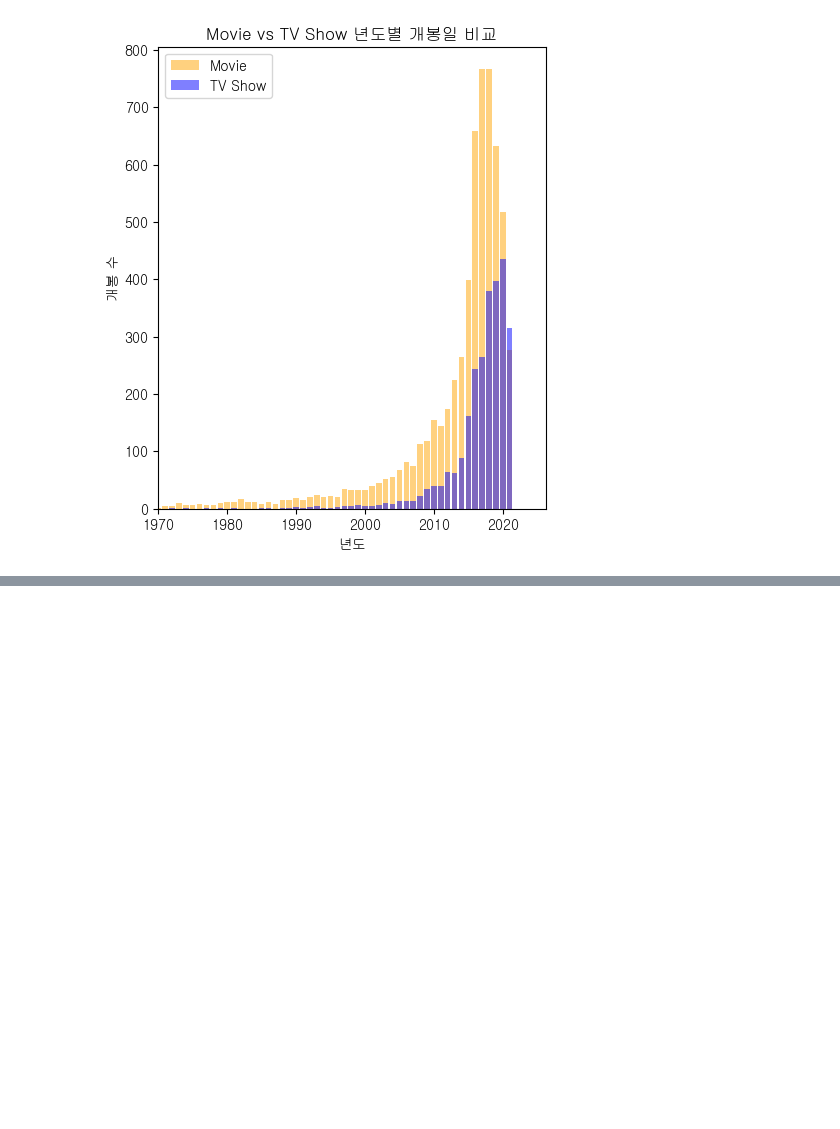
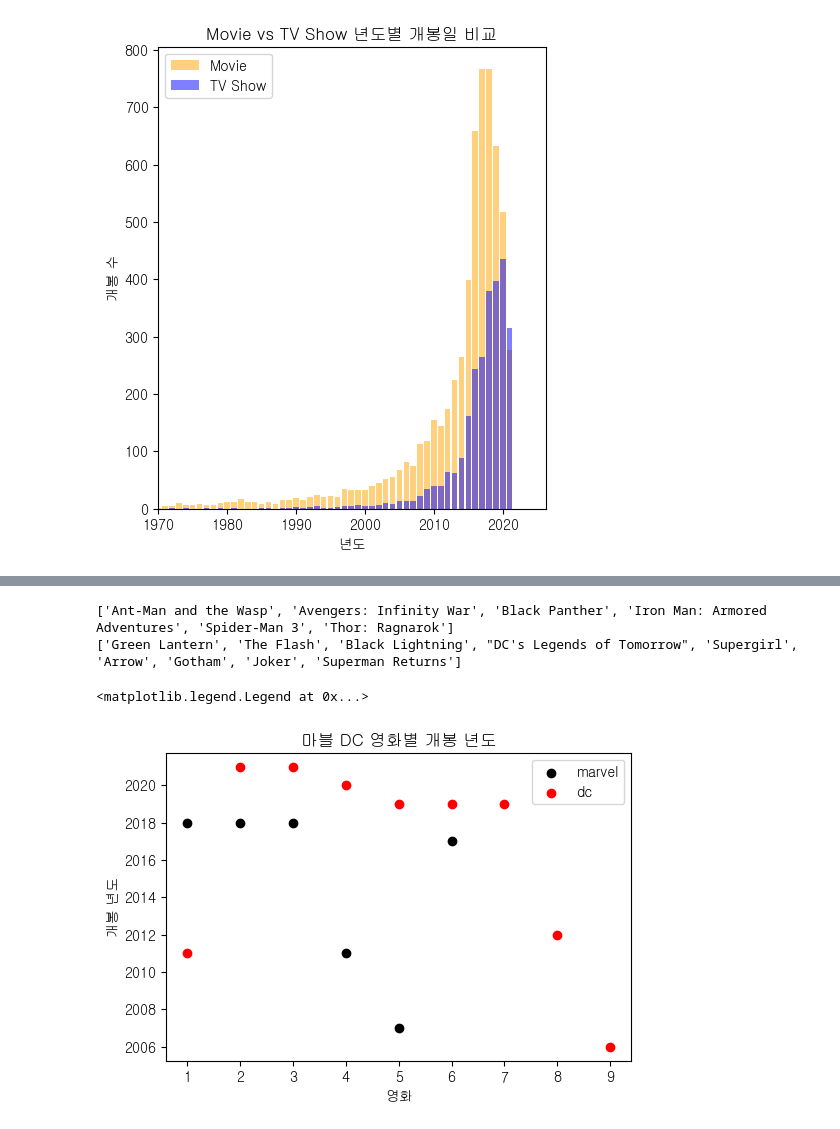
Before and after one commit to karl21-02/netflix_data_analysis, a Jupyter notebook: netflix_titles.ipynb, the cells around one changed output, grey strips where cells are left out. Cells and saved outputs as stored; diff of their text form; code cells hidden in the pictures; blank space fills up the shorter version.

```diff
--- a/netflix_titles.ipynb
+++ b/netflix_titles.ipynb
@@ -154,0 +179,46 @@ df.head()
+# %%
+marvel_list = []
+dc_list = []
+
+for title in df['title']:
+    if title in marvel:
+        marvel_list.append(title)
+    elif title in dc:
+        dc_list.append(title)
+# %%
+print(marvel_list)
+print(dc_list)
+# %% [output]
+['Ant-Man and the Wasp', 'Avengers: Infinity War', 'Black Panther', 'Iron Man: Armored Adventures', 'Spider-Man 3', 'Thor: Ragnarok']
+['Green Lantern', 'The Flash', 'Black Lightning', "DC's Legends of Tomorrow", 'Supergirl', 'Arrow', 'Gotham', 'Joker', 'Superman Returns']
+# %%
+marvel_df = df[df['title'].isin(marvel_list)]
+dc_df = df[df['title'].isin(dc_list)]
+# %%
+marvel_df = marvel_df.rename(columns={'show_id': 'id'})
+dc_df = dc_df.rename(columns={'show_id' : 'id'})
+# %%
+count = 1
+copy = []
+for id in range(len(marvel_df)):
+    copy.append(f'{count}')
+    count += 1
+marvel_df['id'] = copy
+
+count = 1
+copy = []
+for id in range(len(dc_df)):
+    copy.append(f'{count}')
+    count += 1
+dc_df['id'] = copy
+# %%
+plt.figure(figsize=(6, 4))
+plt.scatter(marvel_df['id'], marvel_df['release_year'], color='black', label='marvel')
+plt.scatter(dc_df['id'], dc_df['release_year'], color='red', label='dc')
+plt.title("마블 DC 영화별 개봉 년도")
+plt.xlabel("영화")
+plt.ylabel("개봉 년도")
+plt.legend(loc='upper right')
+# %% [output]
+<matplotlib.legend.Legend at 0x...>
+[figure, added]
```
Also changed, not shown: parts of 1 cell of this notebook, 2 other files.
